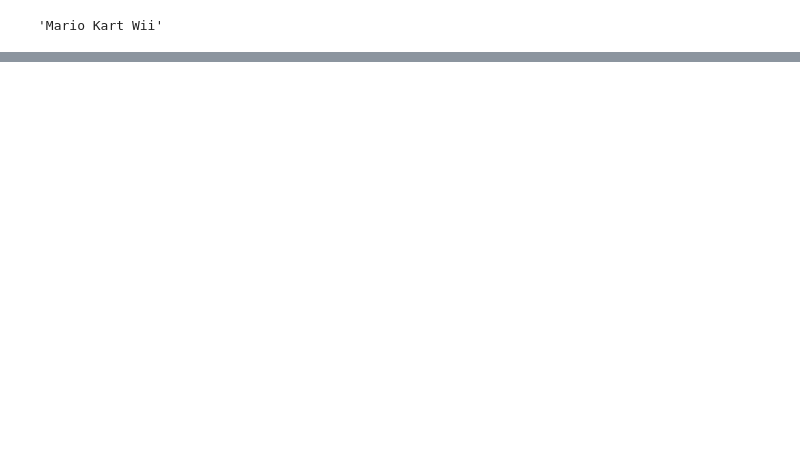
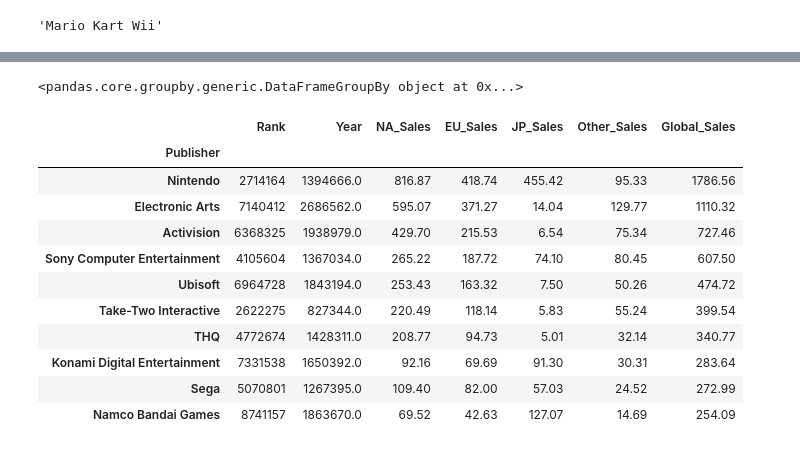
Before and after one commit to Coletterbox/Le-Wagon-Data-Science-Academy-Sprint, a Jupyter notebook: Monday/Video Game Sales.ipynb, the cells around one changed output, grey strips where cells are left out. Cells and saved outputs as stored; diff of their text form; code cells hidden in the pictures; blank space fills up the shorter version.

```diff
--- a/Monday/Video Game Sales.ipynb
+++ b/Monday/Video Game Sales.ipynb
@@ -64,0 +122,19 @@ df.iloc[2,1]
+# %%
+df.groupby("Publisher")
+# %% [output]
+<pandas.core.groupby.generic.DataFrameGroupBy object at 0x...>
+# %%
+df.groupby("Publisher").sum().sort_values(by='Global_Sales', ascending=False).head(10)
+# %% [output]
+|  | Rank | Year | NA_Sales | EU_Sales | JP_Sales | Other_Sales | Global_Sales |
+| Publisher |  |  |  |  |  |  |  |
+| Nintendo | 2714164 | 1394666.0 | 816.87 | 418.74 | 455.42 | 95.33 | 1786.56 |
+| Electronic Arts | 7140412 | 2686562.0 | 595.07 | 371.27 | 14.04 | 129.77 | 1110.32 |
+| Activision | 6368325 | 1938979.0 | 429.70 | 215.53 | 6.54 | 75.34 | 727.46 |
+| Sony Computer Entertainment | 4105604 | 1367034.0 | 265.22 | 187.72 | 74.10 | 80.45 | 607.50 |
+| Ubisoft | 6964728 | 1843194.0 | 253.43 | 163.32 | 7.50 | 50.26 | 474.72 |
+| Take-Two Interactive | 2622275 | 827344.0 | 220.49 | 118.14 | 5.83 | 55.24 | 399.54 |
+| THQ | 4772674 | 1428311.0 | 208.77 | 94.73 | 5.01 | 32.14 | 340.77 |
+| Konami Digital Entertainment | 7331538 | 1650392.0 | 92.16 | 69.69 | 91.30 | 30.31 | 283.64 |
+| Sega | 5070801 | 1267395.0 | 109.40 | 82.00 | 57.03 | 24.52 | 272.99 |
+| Namco Bandai Games | 8741157 | 1863670.0 | 69.52 | 42.63 | 127.07 | 14.69 | 254.09 |
```
Also changed, not shown: parts of 14 cells of this notebook.
